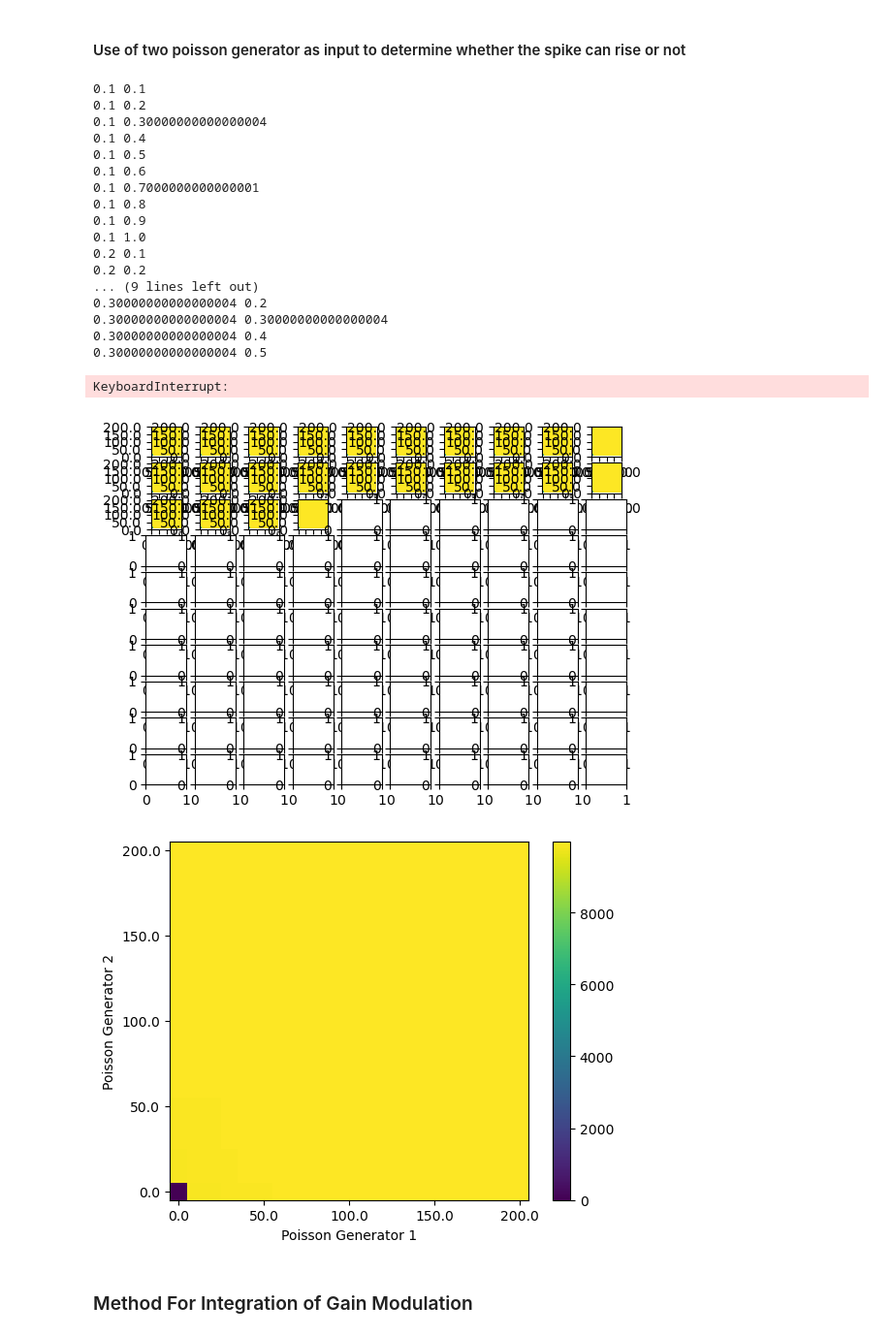
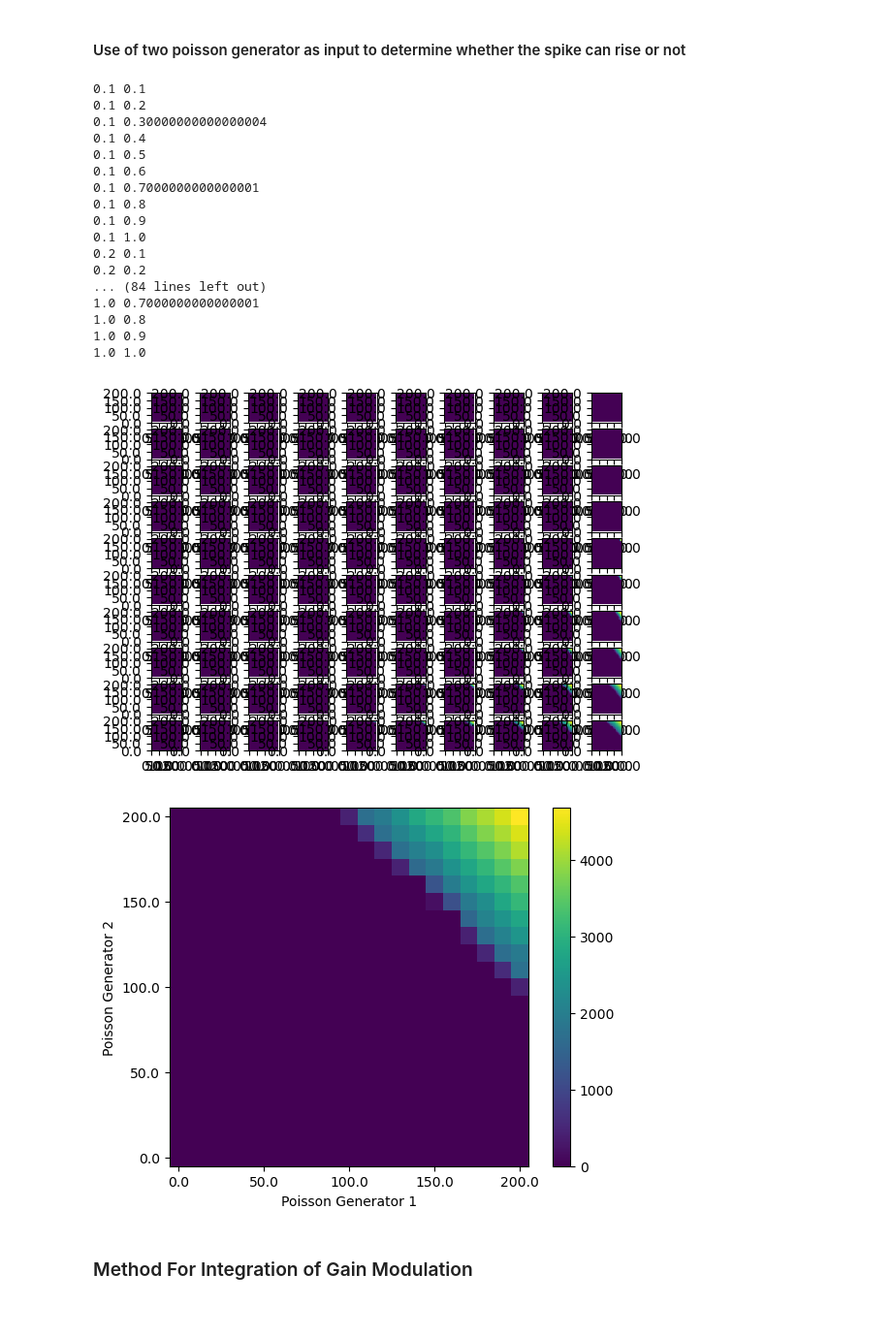
Before and after one commit to aung9htet/counting_snn, a Jupyter notebook: subitization_notebook.ipynb, the cells around one changed output. Shown at 97% size. Drawn from its saved outputs; the diff is of its cells as text; code cells hidden in the pictures.

```diff
--- a/subitization_notebook.ipynb
+++ b/subitization_notebook.ipynb
@@ -547,8 +530,8 @@ def test_gain_mod(rate1, rate2, weight1, weight2):
         "tau_syn_ex": 1000,             # ms rise time of the excitatory synaptic alpha function (i.e. to see the current for each spike decays)
         # "I_e": current * (10 ** 6),   # pA input current (commented)
         "I_e": 0,                       # pA input current
-        "tau_m": 21,                    # ms membrane time constant
-        "C_m": 1,                       # pF membrane capacitance (calculated for R = 1)
+        "tau_m": 1,                    # ms membrane time constant
+        "C_m": 1 * 10**6,                       # pF membrane capacitance (calculated for R = 1)
         "t_ref": 0                      # ms refractory period
     }
 
@@ -583,7 +566,7 @@ def test_gain_mod(rate1, rate2, weight1, weight2):
     nest.Simulate(10000)
 
     # print(spike_recorder.get("events")["times"])
-    return len(spike_recorder.get("events")["times"])/10, multimeter.get()
+    return len(spike_recorder.get("events")["times"]), multimeter.get()
 # %%
 fig, axs = plt.subplots(10,10)
 max_range = 200
@@ -620,34 +603,33 @@ plt.show()
 0.1 1.0
 0.2 0.1
 0.2 0.2
-... (9 lines left out)
-0.30000000000000004 0.2
-0.30000000000000004 0.30000000000000004
-0.30000000000000004 0.4
-0.30000000000000004 0.5
+... (84 lines left out)
+1.0 0.7000000000000001
+1.0 0.8
+1.0 0.9
+1.0 1.0
-KeyboardInterrupt:
-[figure, old version]
+[figure, new version]
 # %%
 max_range = 200
 min_range = 0
 no_of_test = 21
 rate1_range = np.linspace(max_range,min_range, no_of_test)
 rate2_range = np.linspace(min_range,max_range, no_of_test)
 record_fr = np.empty((len(rate1_range), len(rate2_range)))
 for r1_i in range(len(rate1_range)):
     for r2_i in range(len(rate2_range)):
-        fr, _ = test_gain_mod(rate1_range[r1_i], rate2_range[r2_i], 0.1, 0.1)
+        fr, _ = test_gain_mod(rate1_range[r1_i], rate2_range[r2_i], 1, 1)
         record_fr[r1_i][r2_i] = fr
 plt.figure()
 plt.imshow(record_fr)
 plt.xlabel("Poisson Generator 1")
 plt.ylabel("Poisson Generator 2")
 plt.xticks(ticks=np.linspace(0, no_of_test - 1,5), labels=np.linspace(min_range, max_range, 5))
 plt.yticks(ticks=np.linspace(0, no_of_test - 1,5), labels=np.linspace(max_range, min_range, 5))
 plt.colorbar()
 plt.show()
 # %% [output]
-[figure, old version]
+[figure, new version]
 # %% [markdown]
 ### Method For Integration of Gain Modulation
 # %%
```
Also changed, not shown: parts of 1 cell of this notebook.
